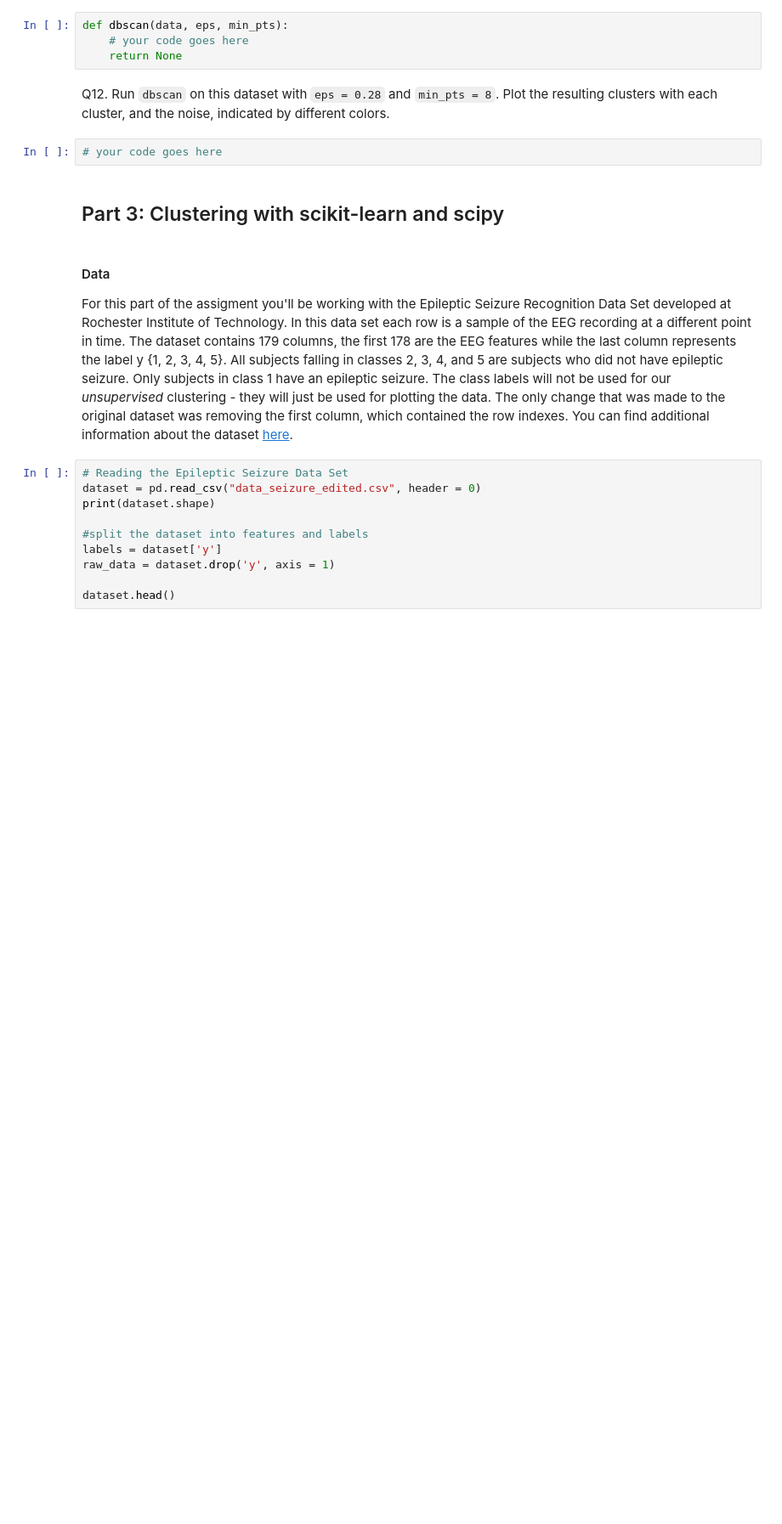
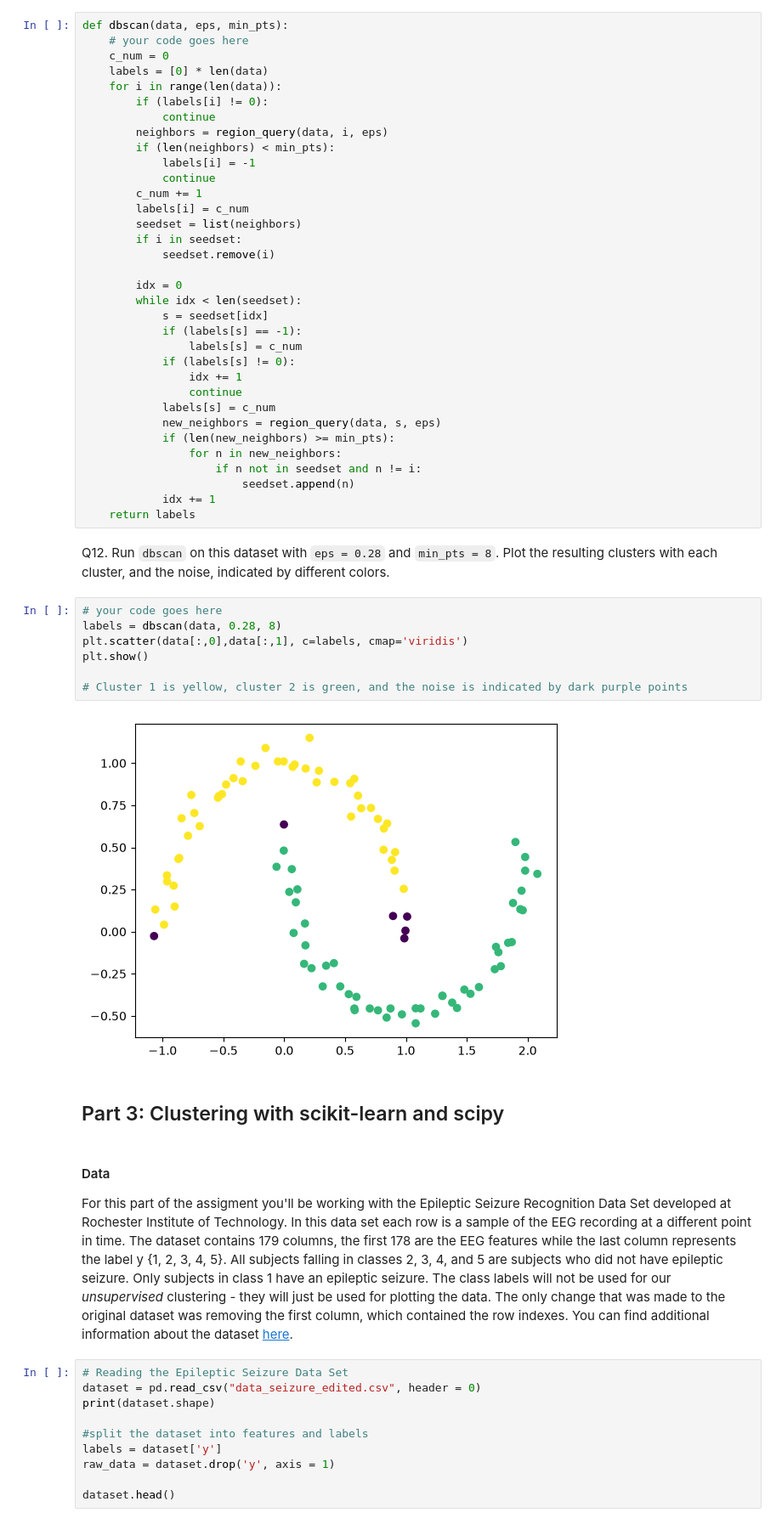
Before and after one commit to sajyra/ml_hw5, a Jupyter notebook: Assignment5.ipynb, the cells around one changed output. Shown at 85% size. Cells and saved outputs as stored; diff of their text form; blank space fills up the shorter version.

Commit message:
fin dbscan

```diff
--- a/Assignment5.ipynb
+++ b/Assignment5.ipynb
@@ -214,14 +228,51 @@ Return a 1-D integer array of length `n`.
 * Every other label is a nonnegative integer. Points in the same cluster share a label, and different clusters use different labels. The particular numbers you choose for the clusters do not matter.
 
 A point is a core point when its neighborhood, including itself, contains at least `min_pts` points. A border point is not a core point, but it is within `eps` of a core point: assign it to that core point's cluster. Expand a cluster through core points, so points that are density-connected end up in the same cluster even when the two ends are more than `eps` apart.
-# %%
-def dbscan(data, eps, min_pts):
-    # your code goes here
-    return None
+# %%
+def dbscan(data, eps, min_pts):
+    # your code goes here
+    c_num = 0
+    labels = [0] * len(data)
+    for i in range(len(data)):
+        if (labels[i] != 0):
+            continue
+        neighbors = region_query(data, i, eps)
+        if (len(neighbors) < min_pts):
+            labels[i] = -1
+            continue
+        c_num += 1
+        labels[i] = c_num
+        seedset = list(neighbors)
+        if i in seedset:
+            seedset.remove(i)
+
+        idx = 0
+        while idx < len(seedset):
+            s = seedset[idx]
+            if (labels[s] == -1):
+                labels[s] = c_num
+            if (labels[s] != 0):
+                idx += 1
+                continue
+            labels[s] = c_num
+            new_neighbors = region_query(data, s, eps)
+            if (len(new_neighbors) >= min_pts):
+                for n in new_neighbors:
+                    if n not in seedset and n != i:
+                        seedset.append(n)
+            idx += 1
+    return labels
 # %% [markdown]
 Q12. Run `dbscan` on this dataset with `eps = 0.28` and `min_pts = 8`. Plot the resulting clusters with each cluster, and the noise, indicated by different colors.
-# %%
-# your code goes here
+# %%
+# your code goes here
+labels = dbscan(data, 0.28, 8)
+plt.scatter(data[:,0],data[:,1], c=labels, cmap='viridis')
+plt.show()
+
+# Cluster 1 is yellow, cluster 2 is green, and the noise is indicated by dark purple points
+# %% [output]
+[figure, added]
 # %% [markdown]
 ## Part 3: Clustering with scikit-learn and scipy
 # %% [markdown]
```
Also changed, not shown: parts of 5 cells of this notebook.
